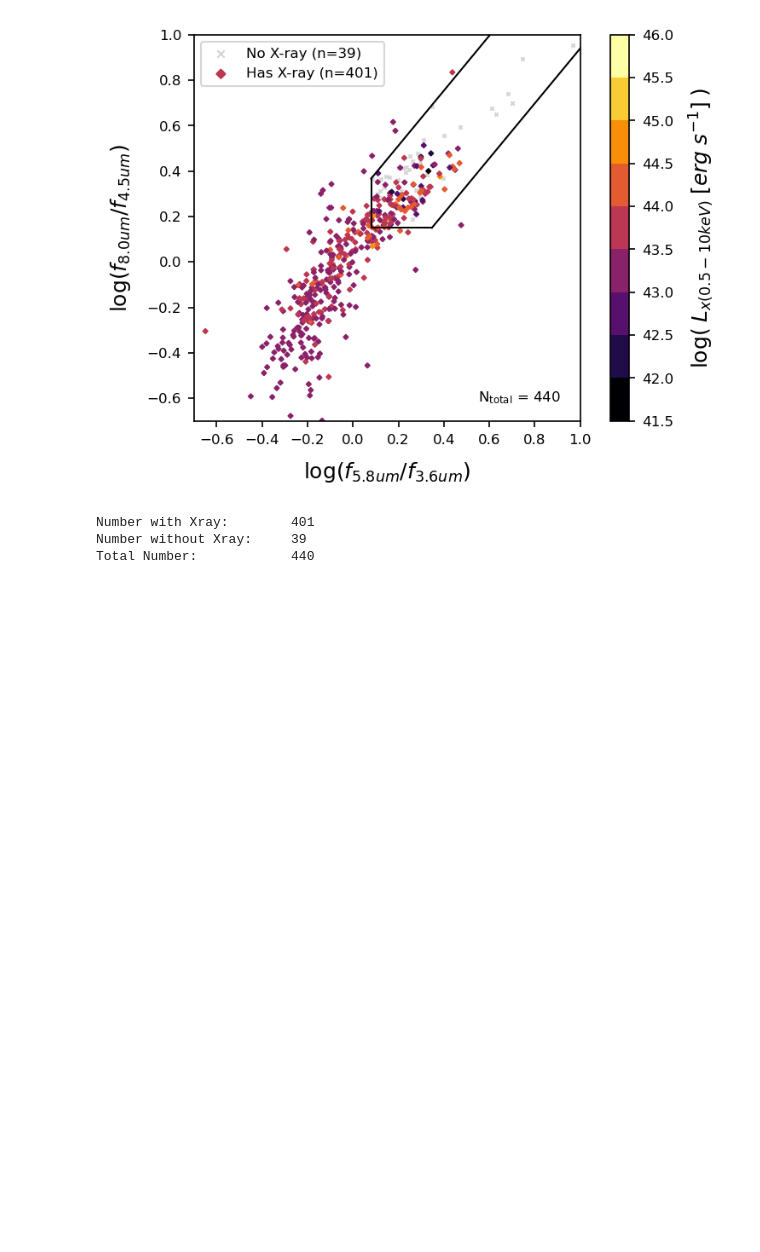
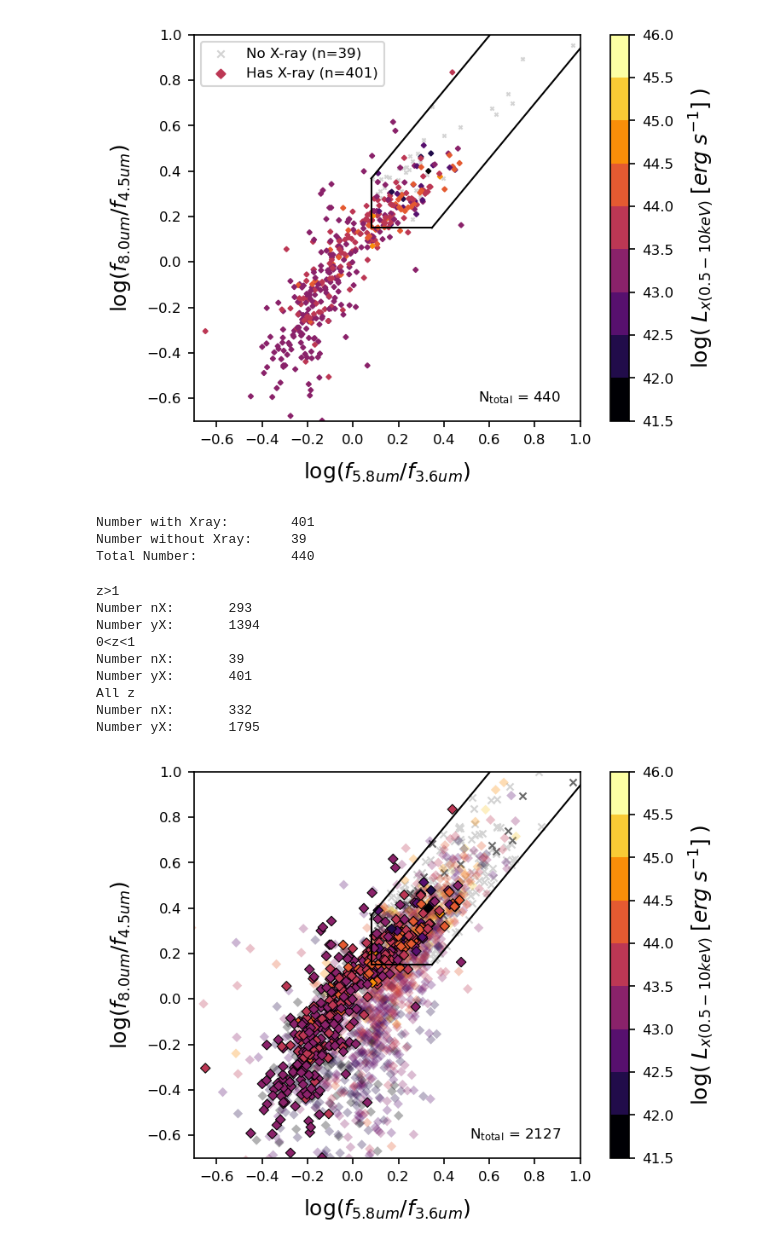
Before and after one commit to parallax-xallaraq/IfA-REU-Project, a Jupyter notebook: Code/v2_ColorColorPlotting.ipynb, the cells around one changed output. Saved outputs shown, nothing was run; the diff lists cells and outputs as text; code cells hidden in the pictures; blank space fills up the shorter version.

Commit message:
make xmarked color diagram with Lx bar

```diff
--- a/Code/v2_ColorColorPlotting.ipynb
+++ b/Code/v2_ColorColorPlotting.ipynb
@@ -677,2 +738,27 @@ Total Number:            440
+# %%
+PlotDonleyXray_dual (
+    xy_agn_nLx_le['x'], xy_agn_nLx_le['y'],             # no X-ray detections
+    xy_agn_yLx_le['x'], xy_agn_yLx_le['y'],             # yes X-ray detections
+    agn_yLx_le['Lx'],                     # X-ray luminosity (colorbar)
+
+    xy_agn_nLx_leNO['x'], xy_agn_nLx_leNO['y'],             # no X-ray detections
+    xy_agn_yLx_leNO['x'], xy_agn_yLx_leNO['y'],             # yes X-ray detections
+    agn_yLx_leNO['Lx'],                     # X-ray luminosity (colorbar)
+
+    path=adp.path_fig,
+    fileName='v2_colorDiagram_Lx_zMarked',   # save
+    printInfo=True          # output text
+)
+# %% [output]
+z>1
+Number nX:       293
+Number yX:       1394
+0<z<1
+Number nX:       39
+Number yX:       401
+All z
+Number nX:       332
+Number yX:       1795
+[figure, added]
 # %%
 # TODO minor ticks on plots!!!
```
Also changed, not shown: parts of 3 cells of this notebook, 3 other files.
